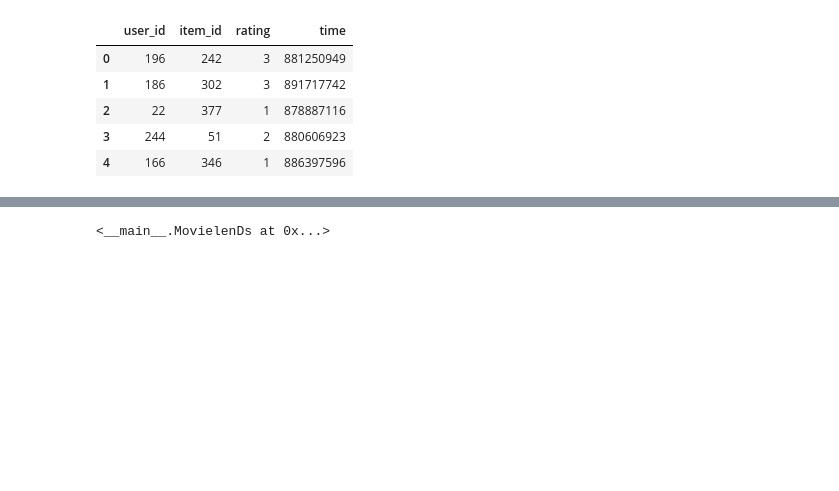
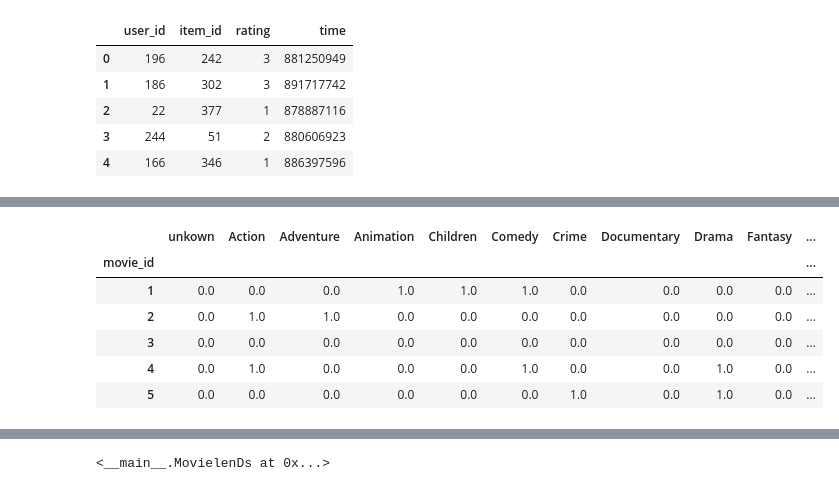
Before and after one commit to noaRricky/seq-rmd-crowdsourcing, a Jupyter notebook: notebooks/preprocess_v2.ipynb, the cells around one changed output, grey strips where cells are left out. Saved outputs shown, nothing was run; the diff lists cells and outputs as text; code cells hidden in the pictures; blank space fills up the shorter version.

```diff
--- a/notebooks/preprocess_v2.ipynb
+++ b/notebooks/preprocess_v2.ipynb
@@ -38,0 +196,13 @@ df.shape
+# %%
+# append not exist row
+col = item_df.shape[1]
+item_df.loc[-1] = np.zeros(col, dtype=np.float64)
+item_df.head()
+# %% [output]
+|  | unkown | Action | Adventure | Animation | Children | Comedy | Crime | Documentary | Drama | Fantasy | ... |
+| movie_id |  |  |  |  |  |  |  |  |  |  | ... |
+| 1 | 0.0 | 0.0 | 0.0 | 1.0 | 1.0 | 1.0 | 0.0 | 0.0 | 0.0 | 0.0 | ... |
+| 2 | 0.0 | 1.0 | 1.0 | 0.0 | 0.0 | 0.0 | 0.0 | 0.0 | 0.0 | 0.0 | ... |
+| 3 | 0.0 | 0.0 | 0.0 | 0.0 | 0.0 | 0.0 | 0.0 | 0.0 | 0.0 | 0.0 | ... |
+| 4 | 0.0 | 1.0 | 0.0 | 0.0 | 0.0 | 1.0 | 0.0 | 0.0 | 1.0 | 0.0 | ... |
+| 5 | 0.0 | 0.0 | 0.0 | 0.0 | 0.0 | 0.0 | 1.0 | 0.0 | 1.0 | 0.0 | ... |
```
Also changed, not shown: parts of 25 cells of this notebook, 6 other files.
